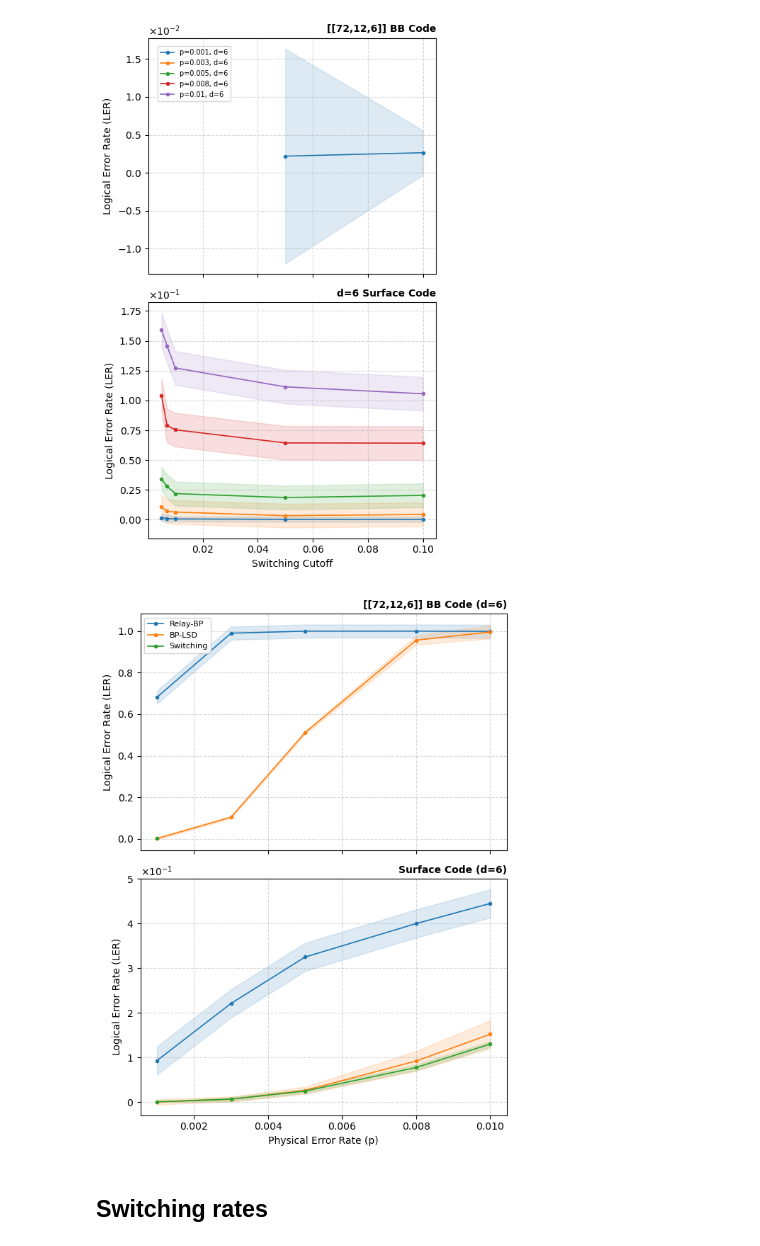
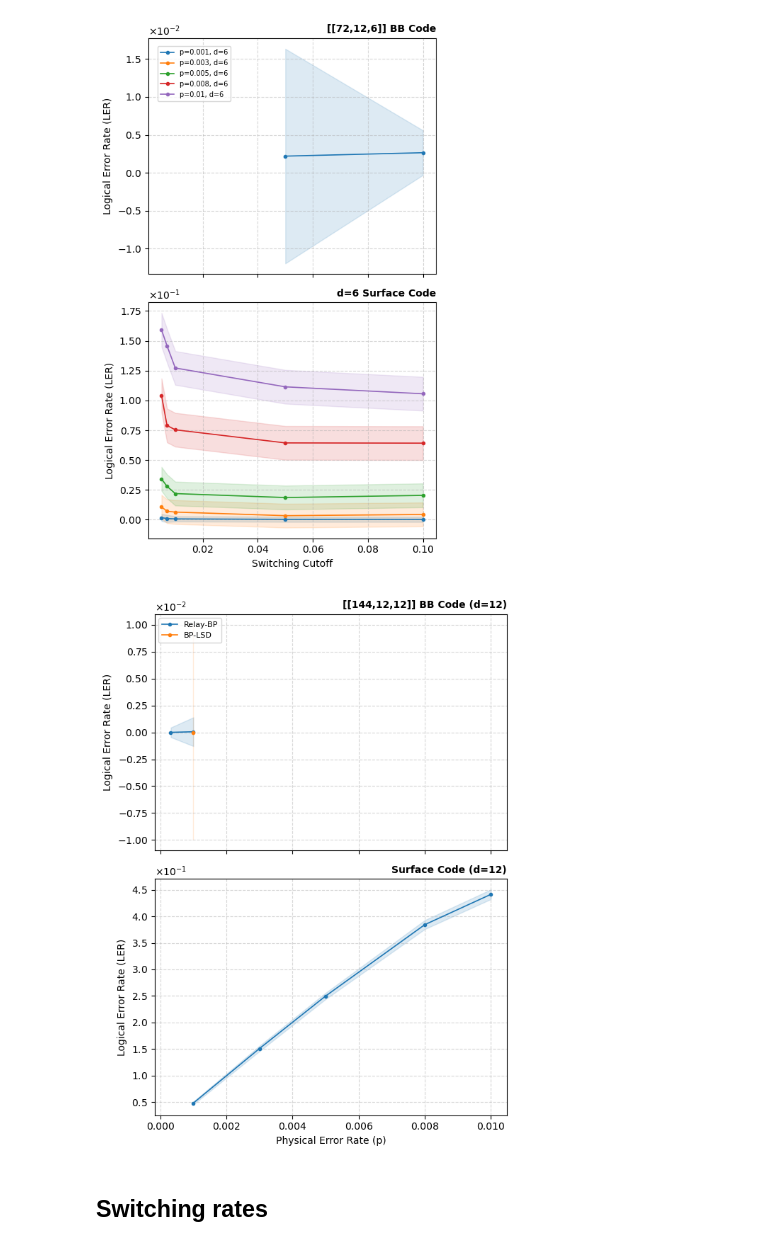
Before and after one commit to acatspirit/realtime_decoding_qldpc, a Jupyter notebook: notebooks/decoder_switching.ipynb, the cells around one changed output. Cells and saved outputs as stored; diff of their text form; code cells hidden in the pictures.

Commit message:
get data for relayBP

```diff
--- a/notebooks/decoder_switching.ipynb
+++ b/notebooks/decoder_switching.ipynb
@@ -1613,12 +1613,12 @@ from matplotlib.ticker import ScalarFormatter
 
 # 1. Configuration
 files = {
-    "/Users/ariannameinking/Documents/Brown_Research/realtime_decoding_qldpc/notebooks/relaybp.csv": {"label": "Relay-BP", "color": "#1f77b4"},
-    "/Users/ariannameinking/Documents/Brown_Research/realtime_decoding_qldpc/notebooks/bplsd.csv": {"label": "BP-LSD", "color": "#ff7f0e"},
-    "/Users/ariannameinking/Documents/Brown_Research/realtime_decoding_qldpc/bplsd_relaybp.csv": {"label": "Switching", "color": "#2ca02c"}
+    "/Users/ariannameinking/Documents/Brown_Research/realtime_decoding_qldpc/data/raw/bplsd_relaybp.csv": {"label": "Relay-BP", "color": "#1f77b4"},
+    "/Users/ariannameinking/Documents/Brown_Research/realtime_decoding_qldpc/data/raw/bplsd.csv": {"label": "BP-LSD", "color": "#ff7f0e"},
+    "/Users/ariannameinking/Documents/Brown_Research/realtime_decoding_qldpc/data/raw/relaybp.csv": {"label": "Switching", "color": "#2ca02c"}
 }
 
-target_d = 6
+target_d = 12
 code_types = ['BB', 'RSC']
 bb_dict = {6: '[[72,12,6]]', 10:'[[90,8,10]]', 12:'[[144,12,12]]'}
 code_dict = {'RSC': 'Surface', 'BB': f"{bb_dict[target_d]} BB"}
@@ -1666,34 +1666,34 @@ for filename, config in files.items():
 
             # Plot shaded error region
             ax.fill_between(agg_data['p'],
                             agg_data['LER'] - y_err,
                             agg_data['LER'] + y_err,
                             color=config['color'], alpha=0.15)
 
     except FileNotFoundError:
         print(f"Warning: {filename} not found.")
 
 # 4. Formatting
 for i, code in enumerate(code_types):
     ax = axes[i]
     ax.set_ylabel('Logical Error Rate (LER)')
     ax.set_title(f'{code_dict[code]} Code (d={target_d})', fontsize=10, fontweight='bold', loc='right')
 
     # Scientific notation
     formatter = ScalarFormatter(useMathText=True)
     formatter.set_scientific(True)
     formatter.set_powerlimits((0, 0))
     ax.yaxis.set_major_formatter(formatter)
 
     ax.grid(True, which='both', linestyle='--', alpha=0.5)
 
 axes[1].set_xlabel('Physical Error Rate (p)')
 axes[0].legend(loc='upper left', fontsize=8, frameon=True)
 
 plt.tight_layout()
 plt.show()
 # %% [output]
-[figure, old version]
+[figure, new version]
 # %% [markdown]
 ## Switching rates
 # %%
```
Also changed, not shown: parts of 1 cell of this notebook, 4 other files.
